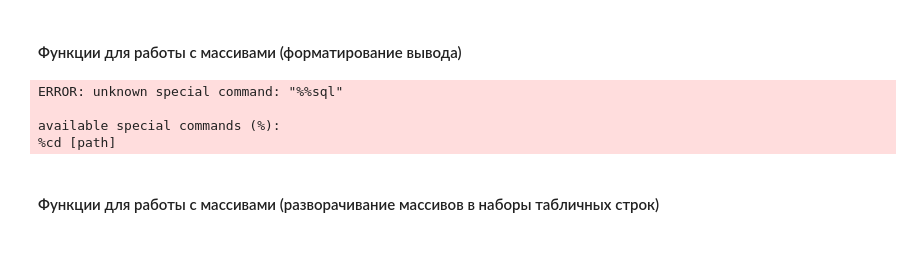
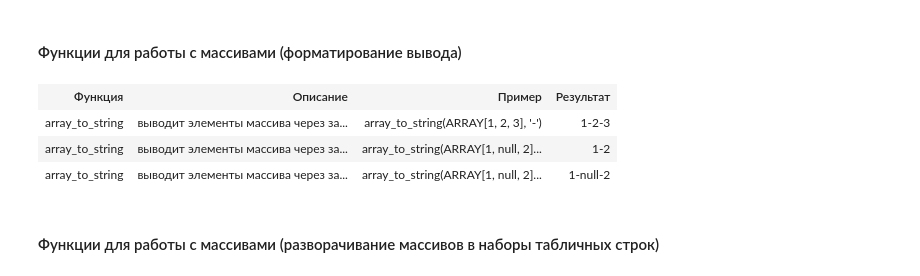
Before and after one commit to vowatchka/postgres_basic, a Jupyter notebook: practices/4_postgres_datatypes/gorm.ipynb, the cells around one changed output. Drawn from its saved outputs; the diff is of its cells as text; code cells hidden in the pictures; blank space fills up the shorter version.

```diff
--- a/practices/4_postgres_datatypes/gorm.ipynb
+++ b/practices/4_postgres_datatypes/gorm.ipynb
@@ -3167,35 +3295,54 @@ available special commands (%):
 # %% [markdown]
 #### Функции для работы с массивами (форматирование вывода)
 # %%
-%%sql
-SELECT
-    *
-FROM (
-    VALUES
-        (
-            'array_to_string',
-			'выводит элементы массива через заданный разделитель и позволяет определить замену для значения NULL',
-			'array_to_string(ARRAY[1, 2, 3], ''-'')',
-			(array_to_string(ARRAY[1, 2, 3], '-'))::text
-        ),
-        (
-            'array_to_string',
-			'выводит элементы массива через заданный разделитель и позволяет определить замену для значения NULL',
-			'array_to_string(ARRAY[1, null, 2], ''-'')',
-			(array_to_string(ARRAY[1, null, 2], '-'))::text
-        ),
-        (
-            'array_to_string',
-			'выводит элементы массива через заданный разделитель и позволяет определить замену для значения NULL',
-			'array_to_string(ARRAY[1, null, 2], ''-'', ''null'')',
-			(array_to_string(ARRAY[1, null, 2], '-', 'null'))::text
-        )
-) as examples ("Функция", "Описание", "Пример", "Результат");
+type Value struct {
+    Function string `gorm:"column:Функция" json:"Функция"`
+    Description string `gorm:"column:Описание" json:"Описание"`
+    Example string `gorm:"column:Пример" json:"Пример"`
+    Result string `gorm:"column:Результат" json:"Результат"`
+}
+
+colNames := []string{"Функция", "Описание", "Пример", "Результат"}
+
+var values []*Value
+db.Raw(
+    fmt.Sprintf(
+        `
+        SELECT
+            *
+        FROM (
+            VALUES
+                (
+                    'array_to_string',
+        			'выводит элементы массива через заданный разделитель и позволяет определить замену для значения NULL',
+        			'array_to_string(ARRAY[1, 2, 3], ''-'')',
+        			(array_to_string(ARRAY[1, 2, 3], '-'))::text
+                ),
+                (
+                    'array_to_string',
+        			'выводит элементы массива через заданный разделитель и позволяет определить замену для значения NULL',
+        			'array_to_string(ARRAY[1, null, 2], ''-'')',
+        			(array_to_string(ARRAY[1, null, 2], '-'))::text
+                ),
+                (
+                    'array_to_string',
+        			'выводит элементы массива через заданный разделитель и позволяет определить замену для значения NULL',
+        			'array_to_string(ARRAY[1, null, 2], ''-'', ''null'')',
+        			(array_to_string(ARRAY[1, null, 2], '-', 'null'))::text
+                )
+        ) as examples (%#v, %#v, %#v, %#v)
+        `,
+        table.ColNamesToAny(colNames)...,
+    ),
+).Scan(&values)
+
+html, _ := table.Table(&values, colNames)
+display.HTML(html)
 # %% [output]
-ERROR: unknown special command: "%%sql"
-
-available special commands (%):
-%cd [path]
+| Функция | Описание | Пример | Результат |
+| array_to_string | выводит элементы массива через за... | array_to_string(ARRAY[1, 2, 3], '-') | 1-2-3 |
+| array_to_string | выводит элементы массива через за... | array_to_string(ARRAY[1, null, 2]... | 1-2 |
+| array_to_string | выводит элементы массива через за... | array_to_string(ARRAY[1, null, 2]... | 1-null-2 |
 # %% [markdown]
 #### Функции для работы с массивами (разворачивание массивов в наборы табличных строк)
 # %%
```
Also changed, not shown: parts of 21 cells of this notebook, 1 other file.
